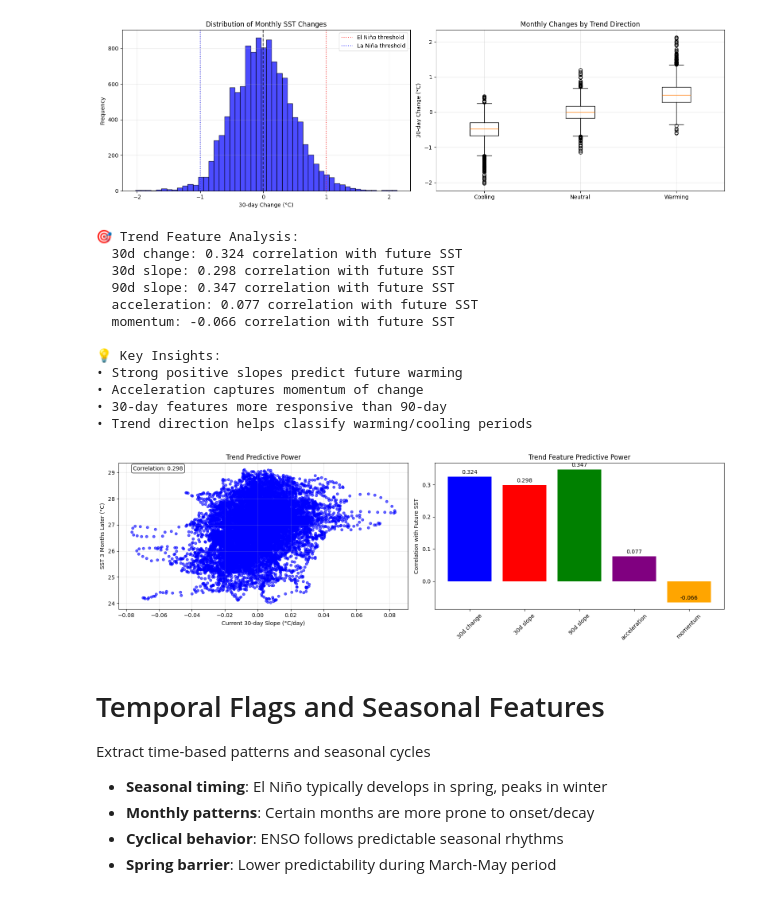
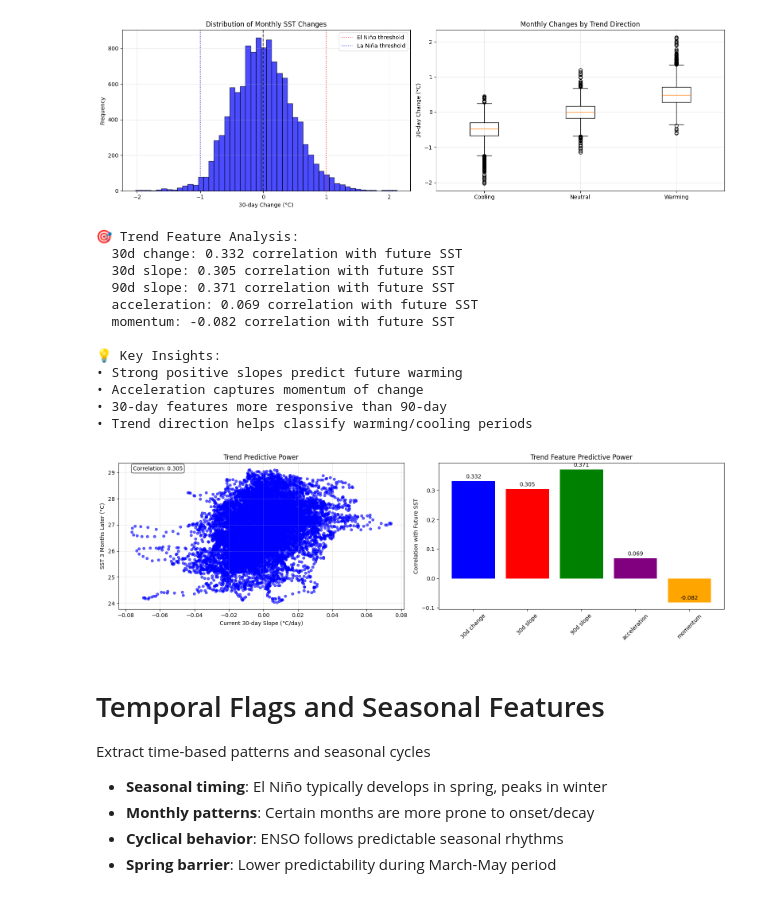
Before and after one commit to DHANA5982/Prediction-of-El-Nino-Events, a Jupyter notebook: notebooks/02_EDA.ipynb, the cells around one changed output. Cells and saved outputs as stored; diff of their text form; code cells hidden in the pictures.

```diff
--- a/notebooks/02_EDA.ipynb
+++ b/notebooks/02_EDA.ipynb
@@ -735,6 +735,8 @@ print("📊 Extreme changes (>1°C) occur <5% of time but are crucial predictors
 
 # Create future SST column for prediction analysis
 df_analysis['sst_future_3m'] = df_analysis['sst'].shift(-90)  # SST 3 months in future
+df_analysis['sst_future_6m'] = df_analysis['sst'].shift(-180)  # SST 6 months in future
+df_analysis['sst_future_12m'] = df_analysis['sst'].shift(-365)  # SST 1 year in future
 
 df_plot = df_analysis.dropna()
 
@@ -760,39 +762,39 @@ bars = ax2.bar(feature_names, correlations, color=['blue', 'red', 'green', 'purp
 ax2.set_title('Trend Feature Predictive Power')
 ax2.set_ylabel('Correlation with Future SST')
 ax2.tick_params(axis='x', rotation=45)
 
 # Add values on bars
 for bar, corr in zip(bars, correlations):
     height = bar.get_height()
     ax2.text(bar.get_x() + bar.get_width()/2., height + 0.005, f'{corr:.3f}',
              ha='center', va='bottom')
 
 plt.tight_layout()
 plt.savefig('D:/GitHub/Prediction of El-Nino Events/output/plots/trend_predictive_power.png')
 
 print("\n🎯 Trend Feature Analysis:")
 for name, corr in zip(feature_names, correlations):
     print(f"  {name}: {corr:.3f} correlation with future SST")
 
 print("\n💡 Key Insights:")
 print("• Strong positive slopes predict future warming")
 print("• Acceleration captures momentum of change")
 print("• 30-day features more responsive than 90-day")
 print("• Trend direction helps classify warming/cooling periods")
 # %% [output]
 🎯 Trend Feature Analysis:
-  30d change: 0.324 correlation with future SST
-  30d slope: 0.298 correlation with future SST
-  90d slope: 0.347 correlation with future SST
-  acceleration: 0.077 correlation with future SST
-  momentum: -0.066 correlation with future SST
+  30d change: 0.332 correlation with future SST
+  30d slope: 0.305 correlation with future SST
+  90d slope: 0.371 correlation with future SST
+  acceleration: 0.069 correlation with future SST
+  momentum: -0.082 correlation with future SST
 
 💡 Key Insights:
 • Strong positive slopes predict future warming
 • Acceleration captures momentum of change
 • 30-day features more responsive than 90-day
 • Trend direction helps classify warming/cooling periods
-[figure, old version]
+[figure, new version]
 # %% [markdown]
 # Temporal Flags and Seasonal Features
 
```
Also changed, not shown: parts of 5 cells of this notebook.
